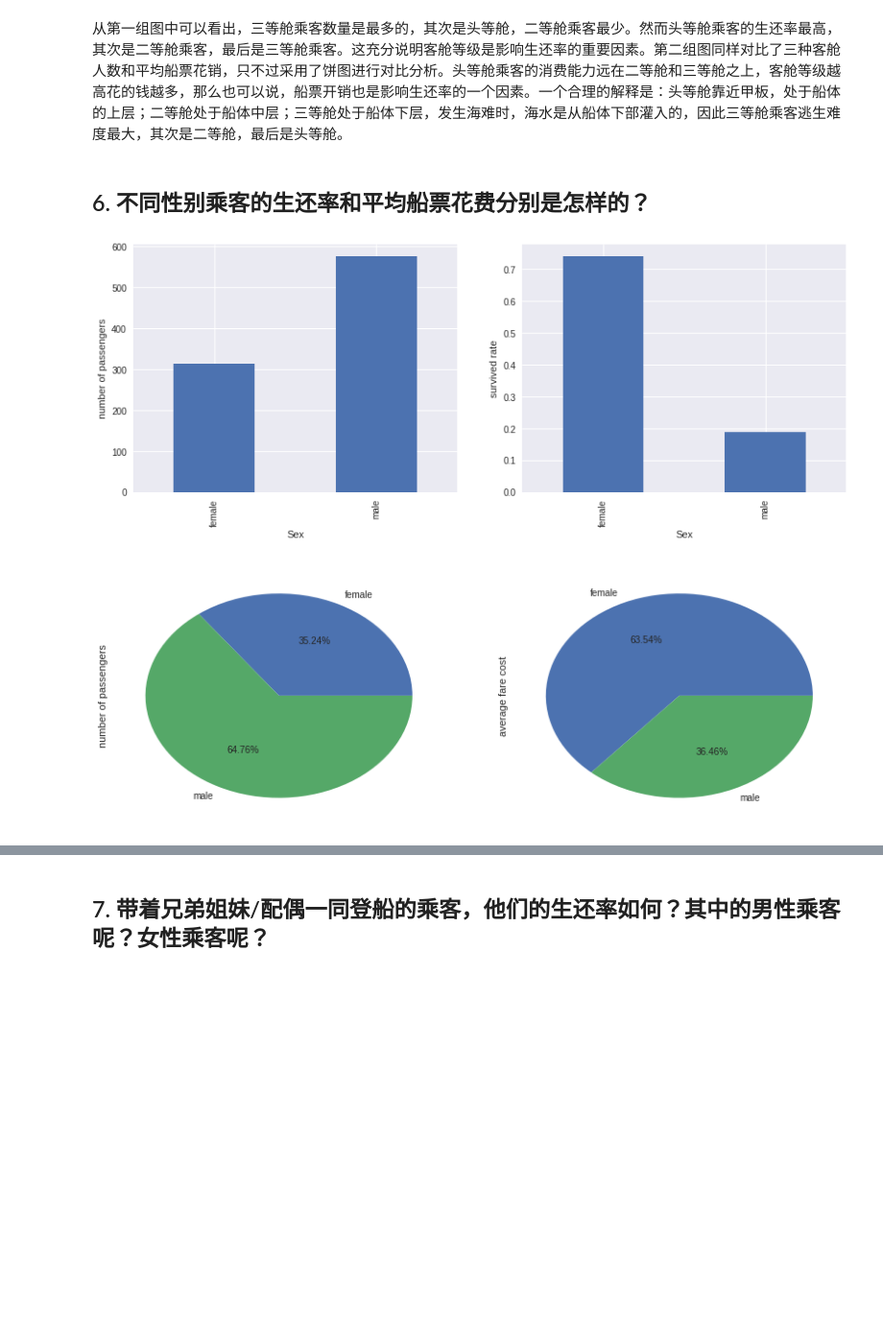
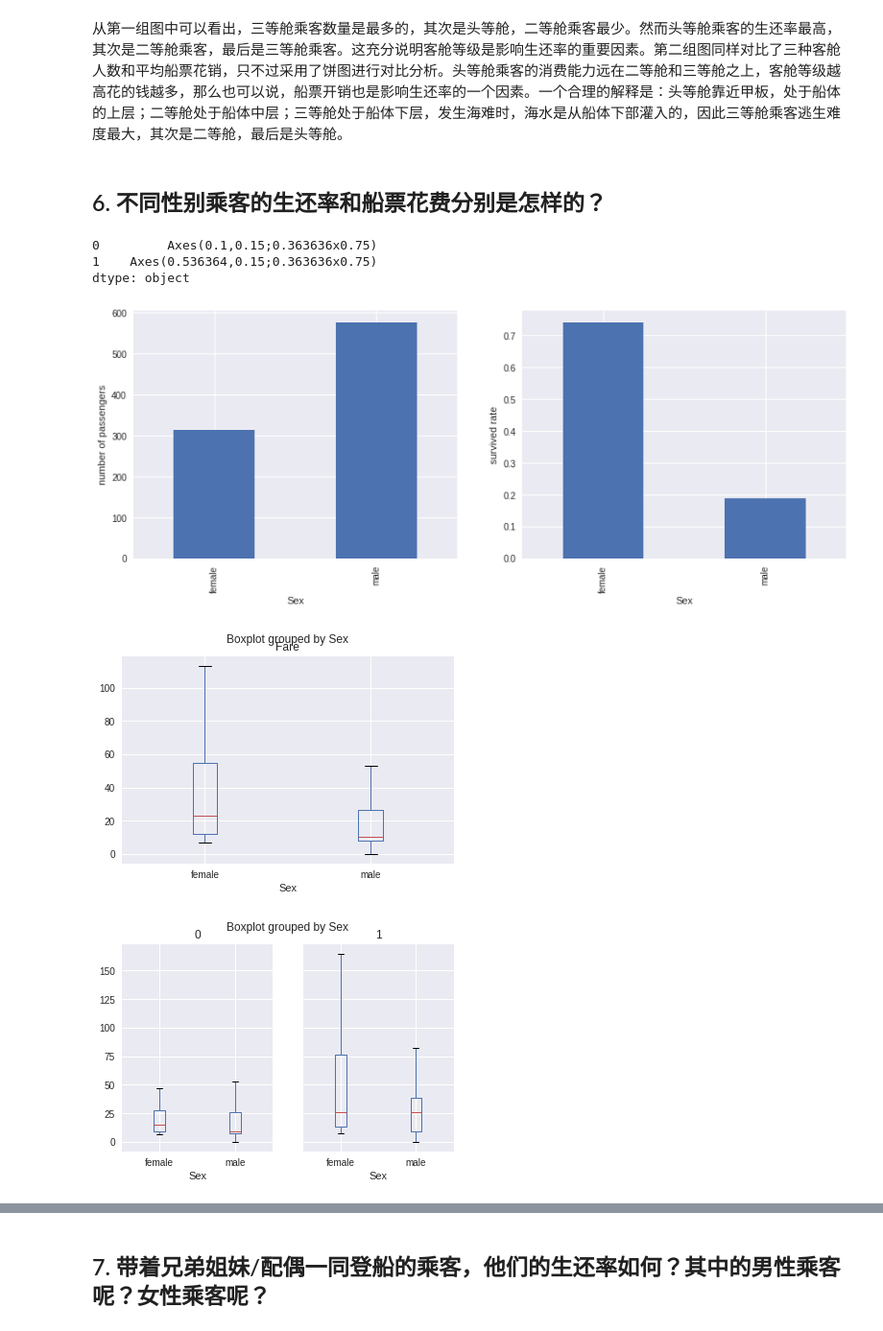
Before and after one commit to leesper/become-data-analyst, a Jupyter notebook: P2investigate_dataset/P2investivate_dataset.ipynb, the cells around one changed output, grey strips where cells are left out. Shown: that part at 96% size. Cells and saved outputs as stored; diff of their text form; code cells hidden in the pictures; blank space fills up the shorter version.

```diff
--- a/P2investigate_dataset/P2investivate_dataset.ipynb
+++ b/P2investigate_dataset/P2investivate_dataset.ipynb
@@ -272,12 +259,19 @@ pie_group_by(group_by_pclass, 'Fare', 'average fare cost', ['Class 1', 'Class 2'
 # %% [markdown]
 从第一组图中可以看出，三等舱乘客数量是最多的，其次是头等舱，二等舱乘客最少。然而头等舱乘客的生还率最高，其次是二等舱乘客，最后是三等舱乘客。这充分说明客舱等级是影响生还率的重要因素。第二组图同样对比了三种客舱人数和平均船票花销，只不过采用了饼图进行对比分析。头等舱乘客的消费能力远在二等舱和三等舱之上，客舱等级越高花的钱越多，那么也可以说，船票开销也是影响生还率的一个因素。一个合理的解释是：头等舱靠近甲板，处于船体的上层；二等舱处于船体中层；三等舱处于船体下层，发生海难时，海水是从船体下部灌入的，因此三等舱乘客逃生难度最大，其次是二等舱，最后是头等舱。
 # %% [markdown]
-## 6. 不同性别乘客的生还率和平均船票花费分别是怎样的？
+## 6. 不同性别乘客的生还率和船票花费分别是怎样的？
-# %%
-group_by_gender = titanic_df.groupby('Sex')
-bar_group_by(group_by_gender, 'Survived')
-pie_group_by(group_by_gender, 'Fare', 'average fare cost', ['female', 'male'])
-# %% [output]
-[figure, removed]
-[figure, removed]
+# %%
+group_by_gender = titanic_df.groupby('Sex')
+bar_group_by(group_by_gender, 'Survived')
+
+titanic_df.boxplot(column='Fare', by='Sex', showfliers=False)
+
+titanic_df.groupby('Survived').boxplot(column = 'Fare', by = 'Sex', showfliers = False)
+# %% [output]
+0         Axes(0.1,0.15;0.363636x0.75)
+1    Axes(0.536364,0.15;0.363636x0.75)
+dtype: object
+[figure, added]
+[figure, added]
+[figure, added]
 # %% [markdown]
```
Also changed, not shown: parts of 12 cells of this notebook.
